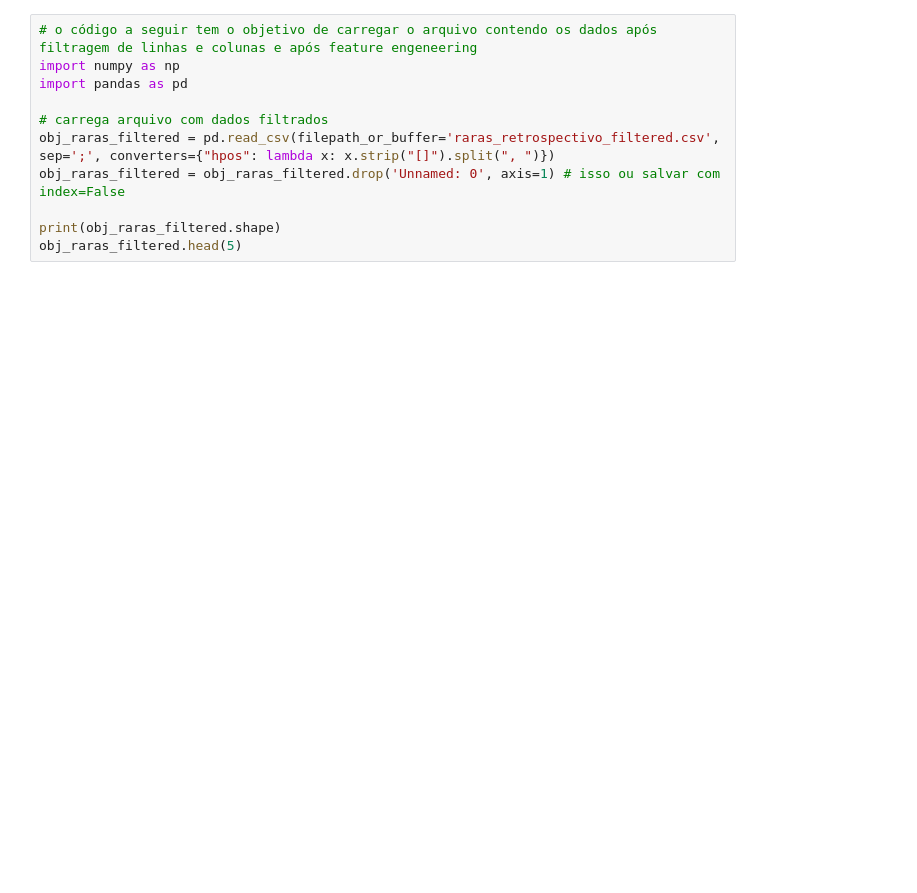
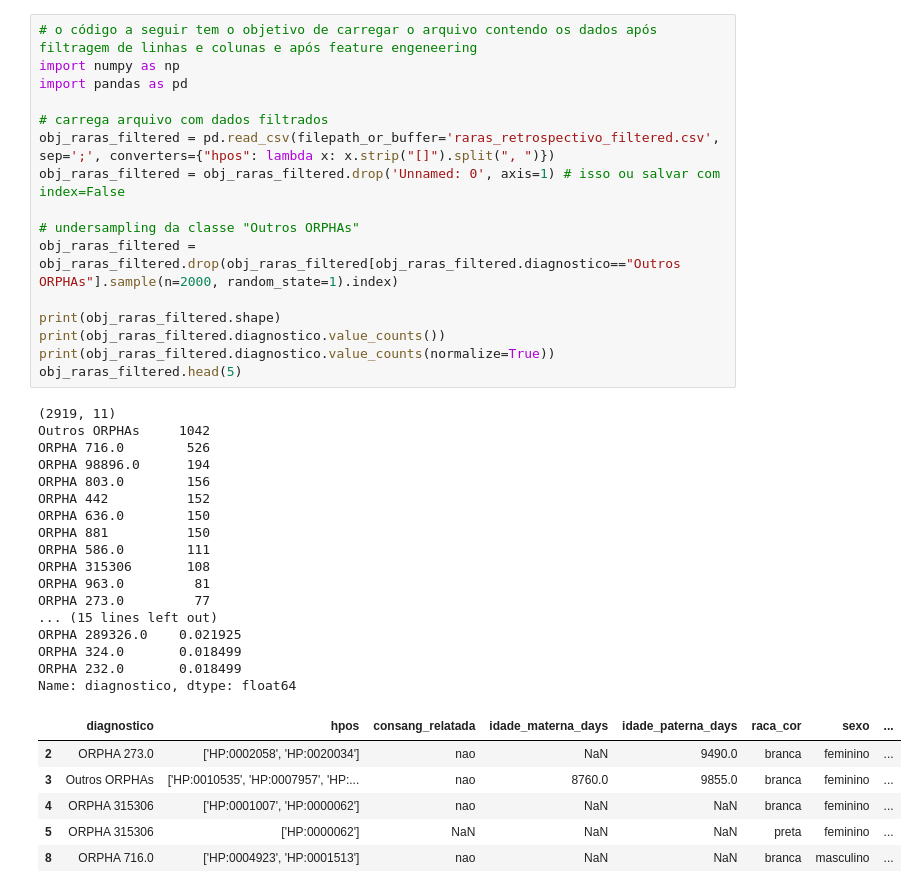
Before and after one commit to marcioeloi/rarediseasesclassifier, a Jupyter notebook: gridsearchcv_pipeline_best_classifier.ipynb, the cells around one changed output. Saved outputs shown, nothing was run; the diff lists cells and outputs as text; blank space fills up the shorter version.

Commit message:
Code and data updated with undersampling strategy

```diff
--- a/gridsearchcv_pipeline_best_classifier.ipynb
+++ b/gridsearchcv_pipeline_best_classifier.ipynb
@@ -1,14 +6,43 @@
 # %%
 # o código a seguir tem o objetivo de carregar o arquivo contendo os dados após filtragem de linhas e colunas e após feature engeneering
 import numpy as np
 import pandas as pd
 
 # carrega arquivo com dados filtrados
 obj_raras_filtered = pd.read_csv(filepath_or_buffer='raras_retrospectivo_filtered.csv', sep=';', converters={"hpos": lambda x: x.strip("[]").split(", ")})
 obj_raras_filtered = obj_raras_filtered.drop('Unnamed: 0', axis=1) # isso ou salvar com index=False
 
+# undersampling da classe "Outros ORPHAs"
+obj_raras_filtered = obj_raras_filtered.drop(obj_raras_filtered[obj_raras_filtered.diagnostico=="Outros ORPHAs"].sample(n=2000, random_state=1).index)
+
 print(obj_raras_filtered.shape)
+print(obj_raras_filtered.diagnostico.value_counts())
+print(obj_raras_filtered.diagnostico.value_counts(normalize=True))
 obj_raras_filtered.head(5)
+# %% [output]
+(2919, 11)
+Outros ORPHAs     1042
+ORPHA 716.0        526
+ORPHA 98896.0      194
+ORPHA 803.0        156
+ORPHA 442          152
+ORPHA 636.0        150
+ORPHA 881          150
+ORPHA 586.0        111
+ORPHA 315306       108
+ORPHA 963.0         81
+ORPHA 273.0         77
+... (15 lines left out)
+ORPHA 289326.0    0.021925
+ORPHA 324.0       0.018499
+ORPHA 232.0       0.018499
+Name: diagnostico, dtype: float64
+|  | diagnostico | hpos | consang_relatada | idade_materna_days | idade_paterna_days | raca_cor | sexo | ... |
+| 2 | ORPHA 273.0 | ['HP:0002058', 'HP:0020034'] | nao | NaN | 9490.0 | branca | feminino | ... |
+| 3 | Outros ORPHAs | ['HP:0010535', 'HP:0007957', 'HP:... | nao | 8760.0 | 9855.0 | branca | feminino | ... |
+| 4 | ORPHA 315306 | ['HP:0001007', 'HP:0000062'] | nao | NaN | NaN | branca | feminino | ... |
+| 5 | ORPHA 315306 | ['HP:0000062'] | NaN | NaN | NaN | preta | feminino | ... |
+| 8 | ORPHA 716.0 | ['HP:0004923', 'HP:0001513'] | nao | NaN | NaN | branca | masculino | ... |
 # %%
 # IMPORTAÇÃO DE BIBLIOTECAS E FUNÇÕES
 # ferramentas básicas para manipular os dados
```
Also changed, not shown: parts of 7 cells of this notebook, 2 other files.
